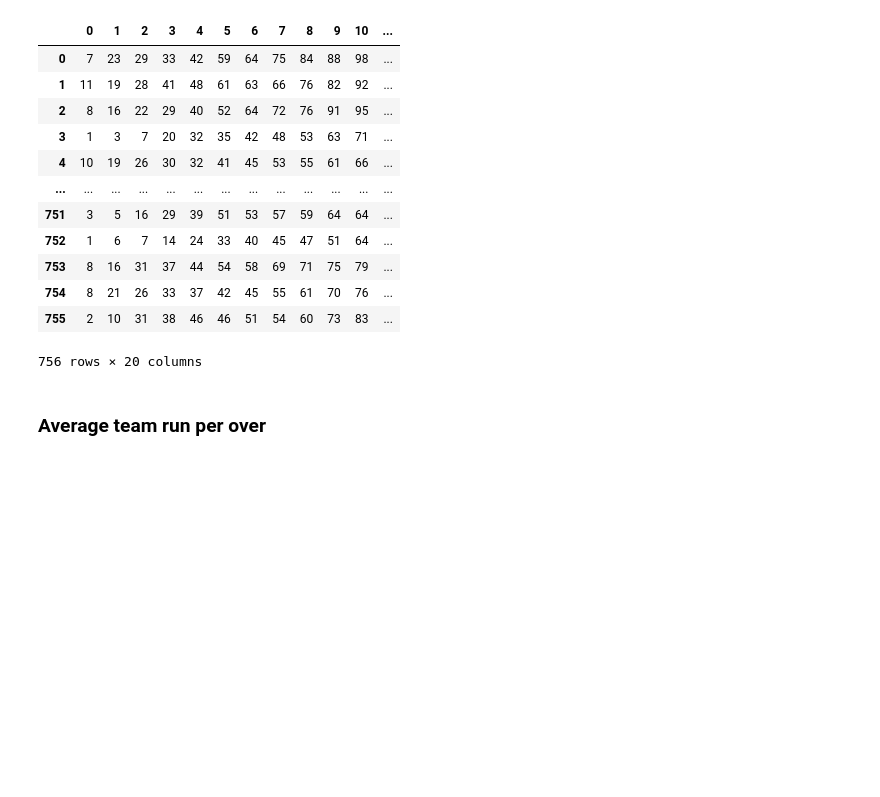
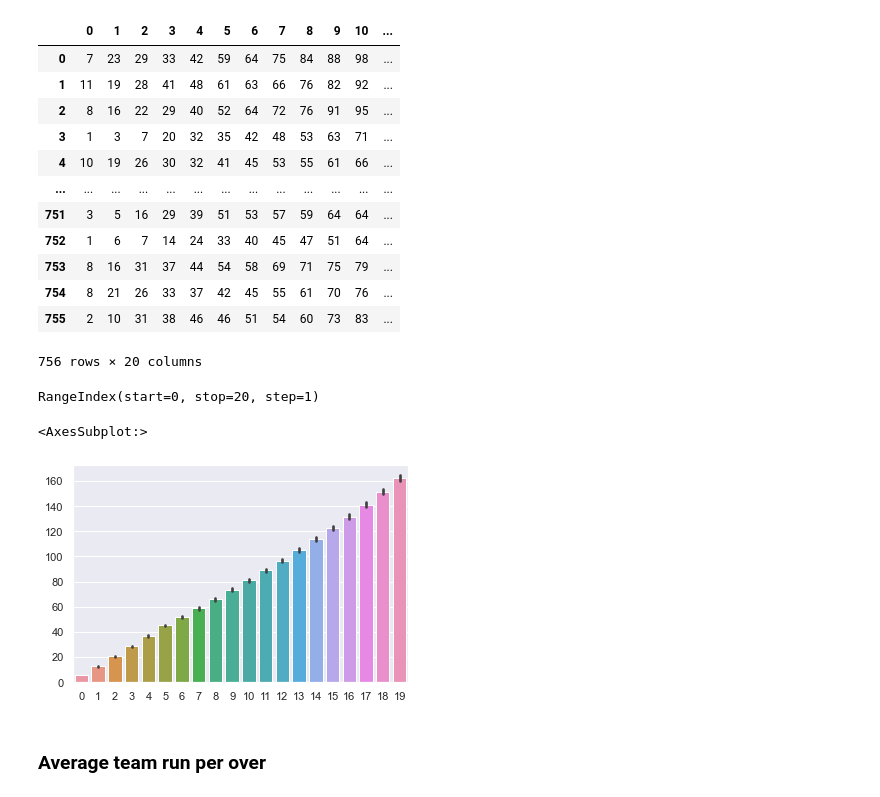
Before and after one commit to Utkarsh736/IPL_Data_Analysis, a Jupyter notebook: Template.ipynb, the cells around one changed output. Saved outputs shown, nothing was run; the diff lists cells and outputs as text; code cells hidden in the pictures; blank space fills up the shorter version.

Commit message:
Team per over run barplot

```diff
--- a/Template.ipynb
+++ b/Template.ipynb
@@ -535,6 +535,17 @@ pd.DataFrame(per_match_score)
 | 754 | 8 | 21 | 26 | 33 | 37 | 42 | 45 | 55 | 61 | 70 | 76 | ... |
 | 755 | 2 | 10 | 31 | 38 | 46 | 46 | 51 | 54 | 60 | 73 | 83 | ... |
 756 rows × 20 columns
+# %%
+data = pd.DataFrame(per_match_score)
+# %%
+data.columns
+# %% [output]
+RangeIndex(start=0, stop=20, step=1)
+# %%
+sns.barplot(data=data)
+# %% [output]
+<AxesSubplot:>
+[figure, added]
 # %% [markdown]
 ### Average team run per over
 # %%
```
Also changed, not shown: parts of 1 cell of this notebook.
